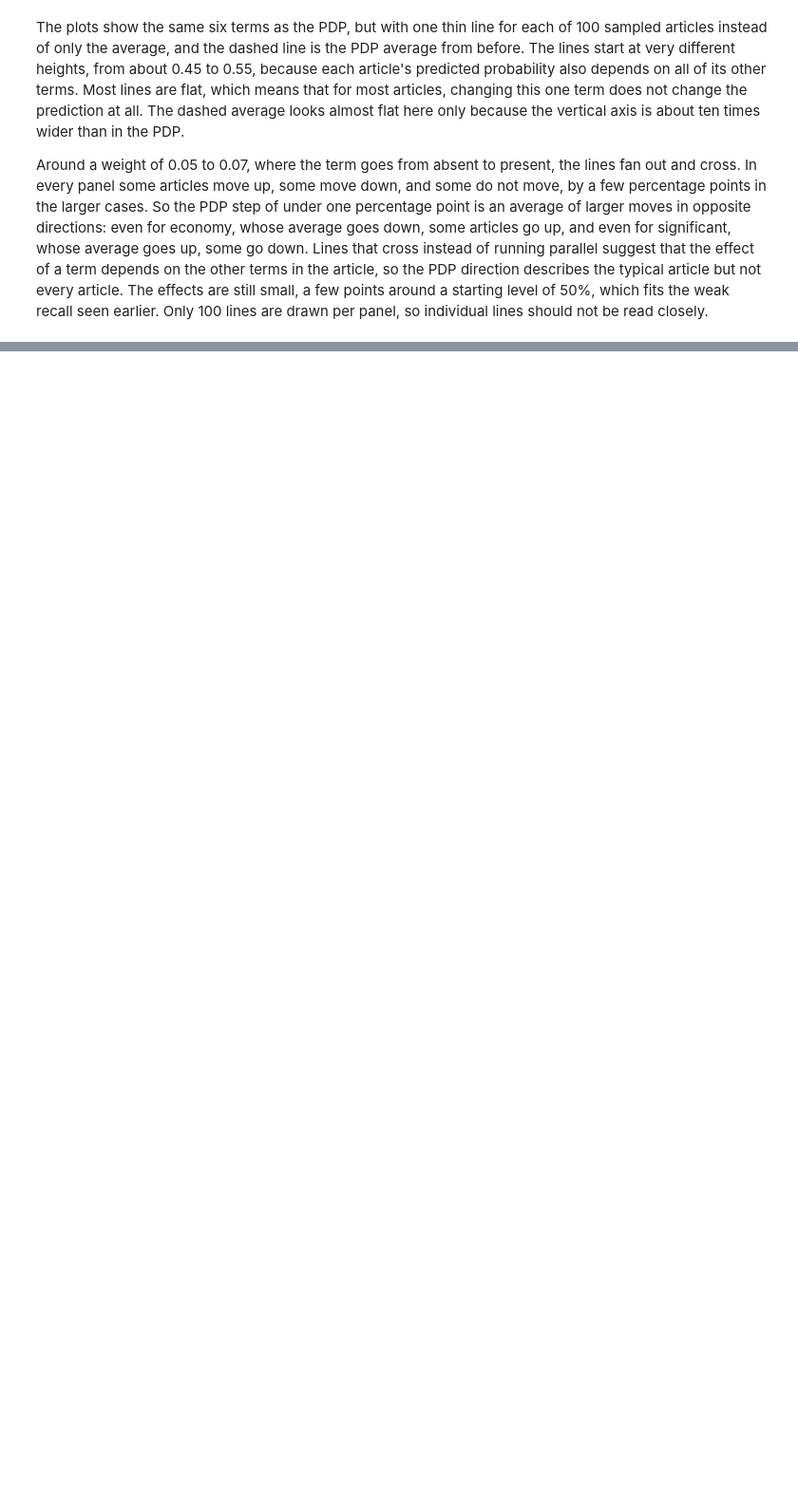
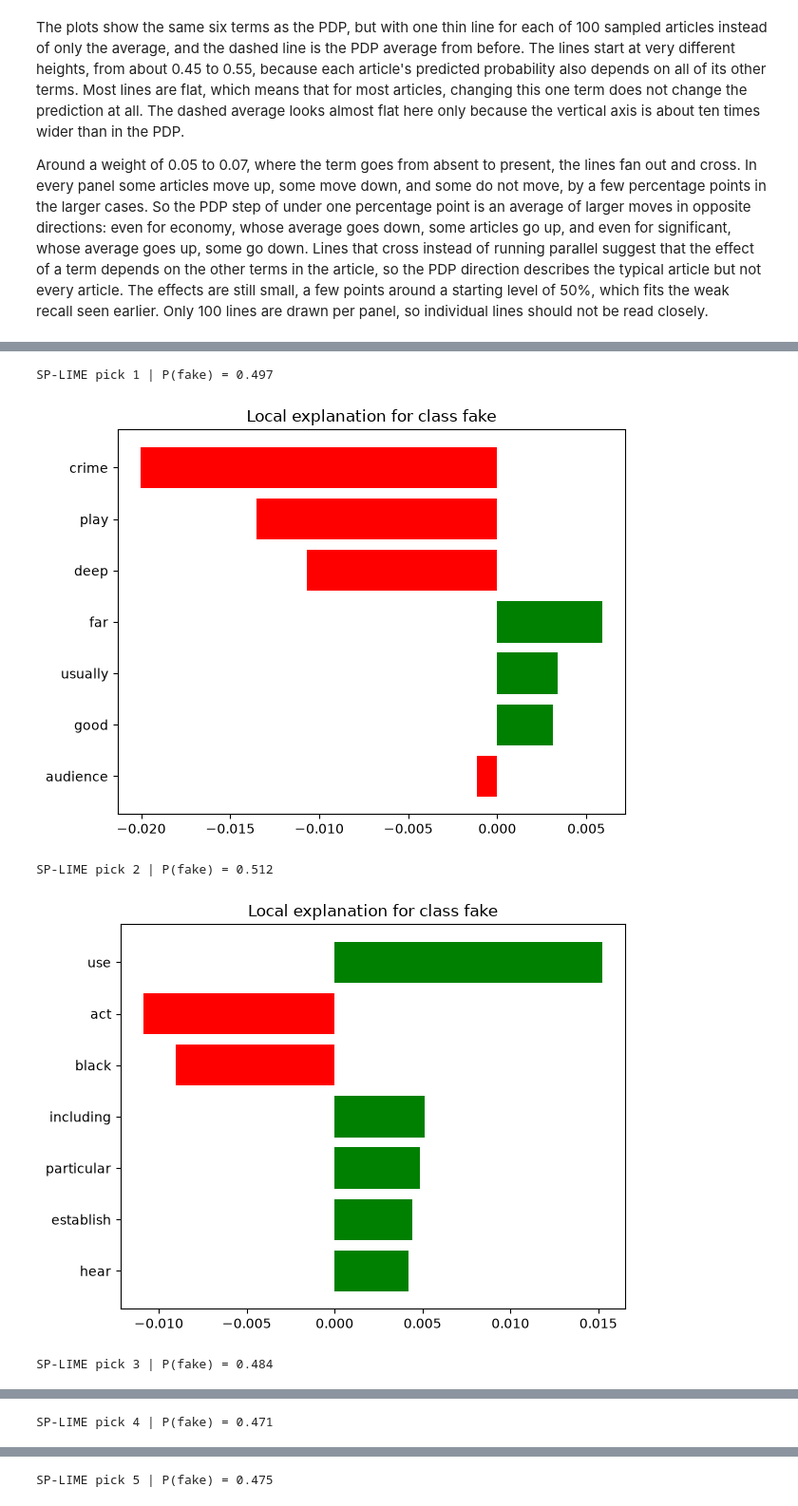
Before and after one commit to jirapon000/XDS_Fake_New_Detection, a Jupyter notebook: random_forest.ipynb, the cells around one changed output, grey strips where cells are left out. Shown at 95% size. Cells and saved outputs as stored; diff of their text form; code cells hidden in the pictures; blank space fills up the shorter version.

```diff
--- a/random_forest.ipynb
+++ b/random_forest.ipynb
@@ -399,0 +445,12 @@ cases = {
+# %%
+for rank, (exp, i) in enumerate(zip(sp.sp_explanations, sp_idx), start=1):
+    print(f"SP-LIME pick {rank} | P(fake) = {proba_fake[i]:.3f}")
+    exp.as_pyplot_figure(label=1)
+    plt.tight_layout()
+    plt.show()
+# %% [output]
+SP-LIME pick 1 | P(fake) = 0.497
+[figure, added]
+SP-LIME pick 2 | P(fake) = 0.512
+[figure, added]
+SP-LIME pick 3 | P(fake) = 0.484
@@ -399,0 +458 @@ cases = {
+SP-LIME pick 4 | P(fake) = 0.471
@@ -399,0 +460 @@ cases = {
+SP-LIME pick 5 | P(fake) = 0.475
```
Also changed, not shown: parts of 27 cells of this notebook, 2 other files.
